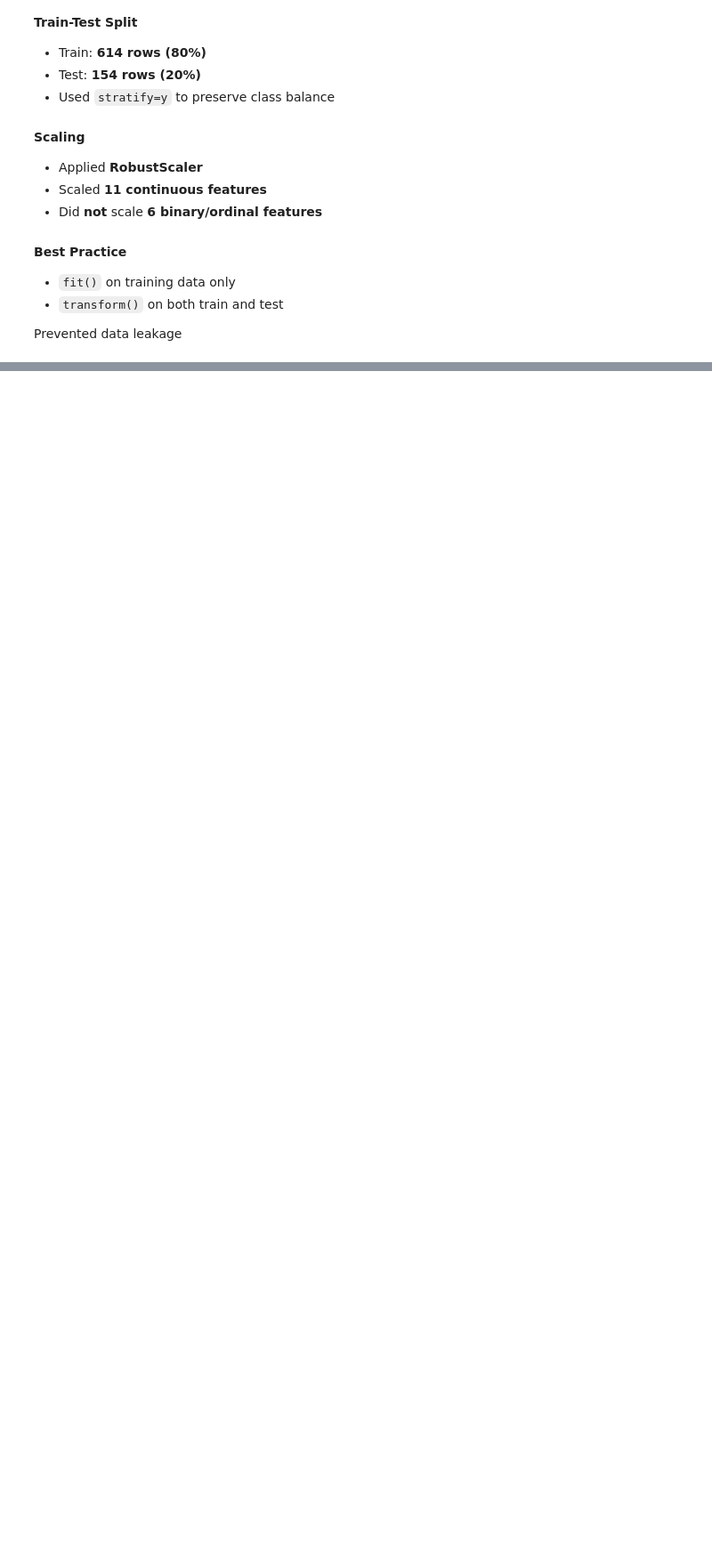
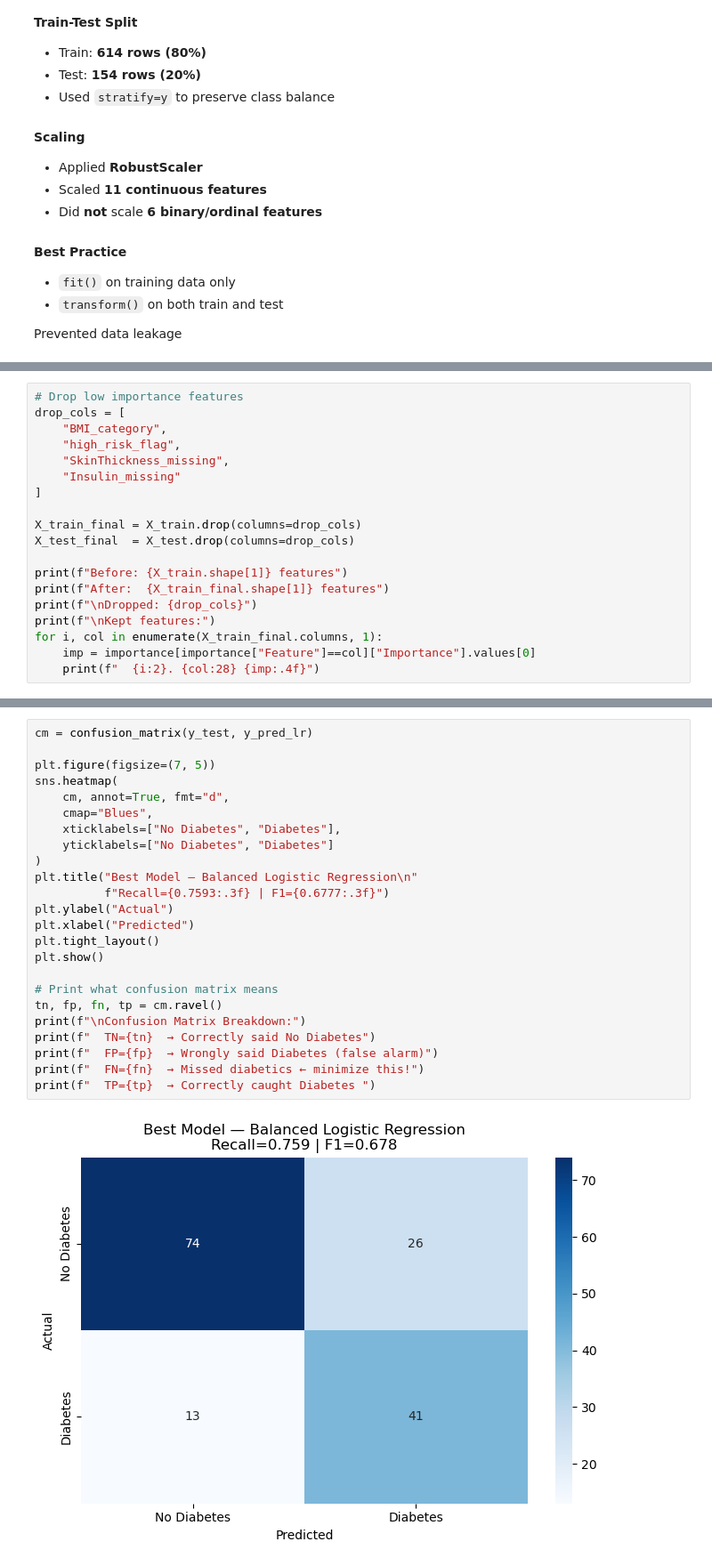
Before and after one commit to saleh-khattak/ML_Diabetes_Detiction, a Jupyter notebook: EDA_Model.ipynb, the cells around one changed output, grey strips where cells are left out. Shown at 89% size. Drawn from its saved outputs; the diff is of its cells as text; blank space fills up the shorter version.

```diff
--- a/EDA_Model.ipynb
+++ b/EDA_Model.ipynb
@@ -1433,0 +1498,19 @@ Preg_age_risk             0.05  0.64  -0.99   1.52
+# %%
+# Drop low importance features
+drop_cols = [
+    "BMI_category",
+    "high_risk_flag",
+    "SkinThickness_missing",
+    "Insulin_missing"
+]
+
+X_train_final = X_train.drop(columns=drop_cols)
+X_test_final  = X_test.drop(columns=drop_cols)
+
+print(f"Before: {X_train.shape[1]} features")
+print(f"After:  {X_train_final.shape[1]} features")
+print(f"\nDropped: {drop_cols}")
+print(f"\nKept features:")
+for i, col in enumerate(X_train_final.columns, 1):
+    imp = importance[importance["Feature"]==col]["Importance"].values[0]
+    print(f"  {i:2}. {col:28} {imp:.4f}")
@@ -1433,0 +1688,26 @@ Preg_age_risk             0.05  0.64  -0.99   1.52
+# %%
+cm = confusion_matrix(y_test, y_pred_lr)
+
+plt.figure(figsize=(7, 5))
+sns.heatmap(
+    cm, annot=True, fmt="d",
+    cmap="Blues",
+    xticklabels=["No Diabetes", "Diabetes"],
+    yticklabels=["No Diabetes", "Diabetes"]
+)
+plt.title("Best Model — Balanced Logistic Regression\n"
+          f"Recall={0.7593:.3f} | F1={0.6777:.3f}")
+plt.ylabel("Actual")
+plt.xlabel("Predicted")
+plt.tight_layout()
+plt.show()
+
+# Print what confusion matrix means
+tn, fp, fn, tp = cm.ravel()
+print(f"\nConfusion Matrix Breakdown:")
+print(f"  TN={tn}  → Correctly said No Diabetes")
+print(f"  FP={fp}  → Wrongly said Diabetes (false alarm)")
+print(f"  FN={fn}  → Missed diabetics ← minimize this!")
+print(f"  TP={tp}  → Correctly caught Diabetes ")
+# %% [output]
+[figure, added]
```
Also changed, not shown: parts of 20 cells of this notebook.
